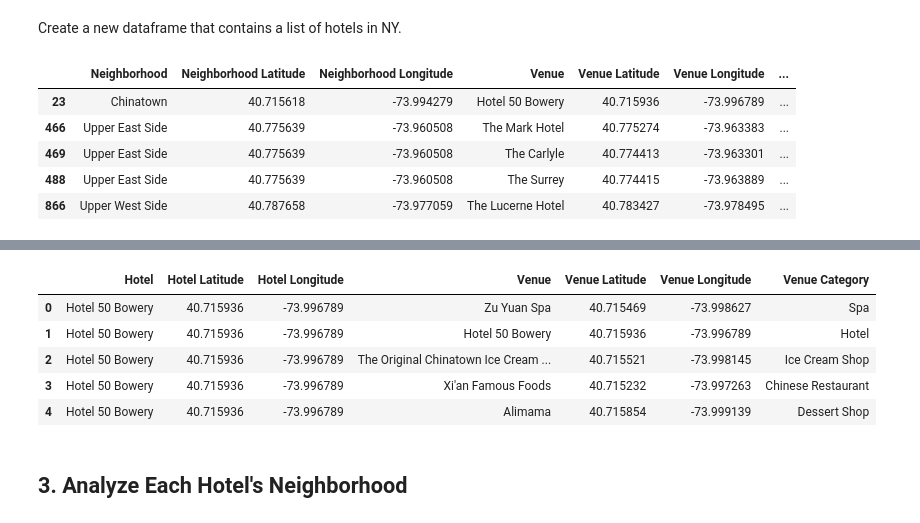
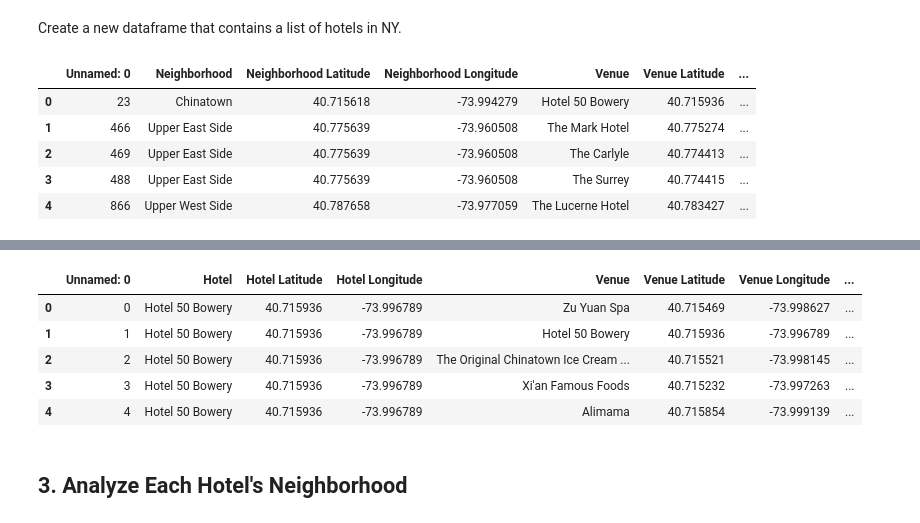
Before and after one commit to futuregallery/Coursera_Capstone, a Jupyter notebook: NY Hotel Segmenting and Clustering Neighborhoods.ipynb, the cells around one changed output, grey strips where cells are left out. Saved outputs shown, nothing was run; the diff lists cells and outputs as text; code cells hidden in the pictures.

```diff
--- a/NY Hotel Segmenting and Clustering Neighborhoods.ipynb
+++ b/NY Hotel Segmenting and Clustering Neighborhoods.ipynb
@@ -209,16 +209,17 @@ ny_venues.head()
 # %% [markdown]
 Create a new dataframe that contains a list of hotels in NY.
 # %%
-all_hotels = ny_venues[ny_venues['Venue Category']=='Hotel']
+#all_hotels = ny_venues[ny_venues['Venue Category']=='Hotel']
 #all_hotels.to_csv('data/all_hotels.csv')
+all_hotels  = pd.read_csv('data/all_hotels.csv')
 all_hotels.head()
 # %% [output]
-|  | Neighborhood | Neighborhood Latitude | Neighborhood Longitude | Venue | Venue Latitude | Venue Longitude | ... |
-| 23 | Chinatown | 40.715618 | -73.994279 | Hotel 50 Bowery | 40.715936 | -73.996789 | ... |
-| 466 | Upper East Side | 40.775639 | -73.960508 | The Mark Hotel | 40.775274 | -73.963383 | ... |
-| 469 | Upper East Side | 40.775639 | -73.960508 | The Carlyle | 40.774413 | -73.963301 | ... |
-| 488 | Upper East Side | 40.775639 | -73.960508 | The Surrey | 40.774415 | -73.963889 | ... |
-| 866 | Upper West Side | 40.787658 | -73.977059 | The Lucerne Hotel | 40.783427 | -73.978495 | ... |
+|  | Unnamed: 0 | Neighborhood | Neighborhood Latitude | Neighborhood Longitude | Venue | Venue Latitude | ... |
+| 0 | 23 | Chinatown | 40.715618 | -73.994279 | Hotel 50 Bowery | 40.715936 | ... |
+| 1 | 466 | Upper East Side | 40.775639 | -73.960508 | The Mark Hotel | 40.775274 | ... |
+| 2 | 469 | Upper East Side | 40.775639 | -73.960508 | The Carlyle | 40.774413 | ... |
+| 3 | 488 | Upper East Side | 40.775639 | -73.960508 | The Surrey | 40.774415 | ... |
+| 4 | 866 | Upper West Side | 40.787658 | -73.977059 | The Lucerne Hotel | 40.783427 | ... |
 # %%
 #Run getNearbyVenues using Hotel data
 all_venues = getNearbyVenues(all_hotels['Venue'], all_hotels['Venue Latitude'],all_hotels['Venue Longitude'])
@@ -243,15 +244,16 @@ Cachet Boutique Hotel
 # %%
 #Rename column headers of Neighborhood to Hotel
 #all_venues.to_csv('data/all_venues.csv')
+all_venues  = pd.read_csv('data/all_venues.csv')
 all_venues = all_venues.rename(columns={'Neighborhood': 'Hotel', 'Neighborhood Latitude': 'Hotel Latitude', 'Neighborhood Longitude': 'Hotel Longitude'})
 all_venues.head()
 # %% [output]
-|  | Hotel | Hotel Latitude | Hotel Longitude | Venue | Venue Latitude | Venue Longitude | Venue Category |
-| 0 | Hotel 50 Bowery | 40.715936 | -73.996789 | Zu Yuan Spa | 40.715469 | -73.998627 | Spa |
-| 1 | Hotel 50 Bowery | 40.715936 | -73.996789 | Hotel 50 Bowery | 40.715936 | -73.996789 | Hotel |
-| 2 | Hotel 50 Bowery | 40.715936 | -73.996789 | The Original Chinatown Ice Cream ... | 40.715521 | -73.998145 | Ice Cream Shop |
-| 3 | Hotel 50 Bowery | 40.715936 | -73.996789 | Xi'an Famous Foods | 40.715232 | -73.997263 | Chinese Restaurant |
-| 4 | Hotel 50 Bowery | 40.715936 | -73.996789 | Alimama | 40.715854 | -73.999139 | Dessert Shop |
+|  | Unnamed: 0 | Hotel | Hotel Latitude | Hotel Longitude | Venue | Venue Latitude | Venue Longitude | ... |
+| 0 | 0 | Hotel 50 Bowery | 40.715936 | -73.996789 | Zu Yuan Spa | 40.715469 | -73.998627 | ... |
+| 1 | 1 | Hotel 50 Bowery | 40.715936 | -73.996789 | Hotel 50 Bowery | 40.715936 | -73.996789 | ... |
+| 2 | 2 | Hotel 50 Bowery | 40.715936 | -73.996789 | The Original Chinatown Ice Cream ... | 40.715521 | -73.998145 | ... |
+| 3 | 3 | Hotel 50 Bowery | 40.715936 | -73.996789 | Xi'an Famous Foods | 40.715232 | -73.997263 | ... |
+| 4 | 4 | Hotel 50 Bowery | 40.715936 | -73.996789 | Alimama | 40.715854 | -73.999139 | ... |
 # %% [markdown]
 ## 3. Analyze Each Hotel's Neighborhood
 # %% [markdown]
```
Also changed, not shown: parts of 2 cells of this notebook.
